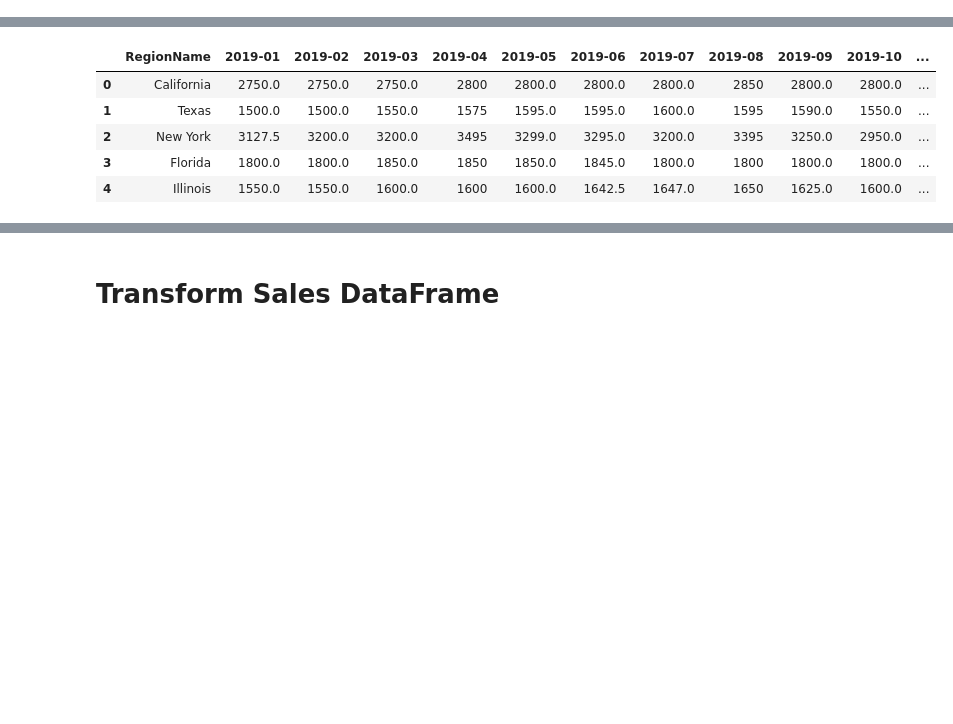
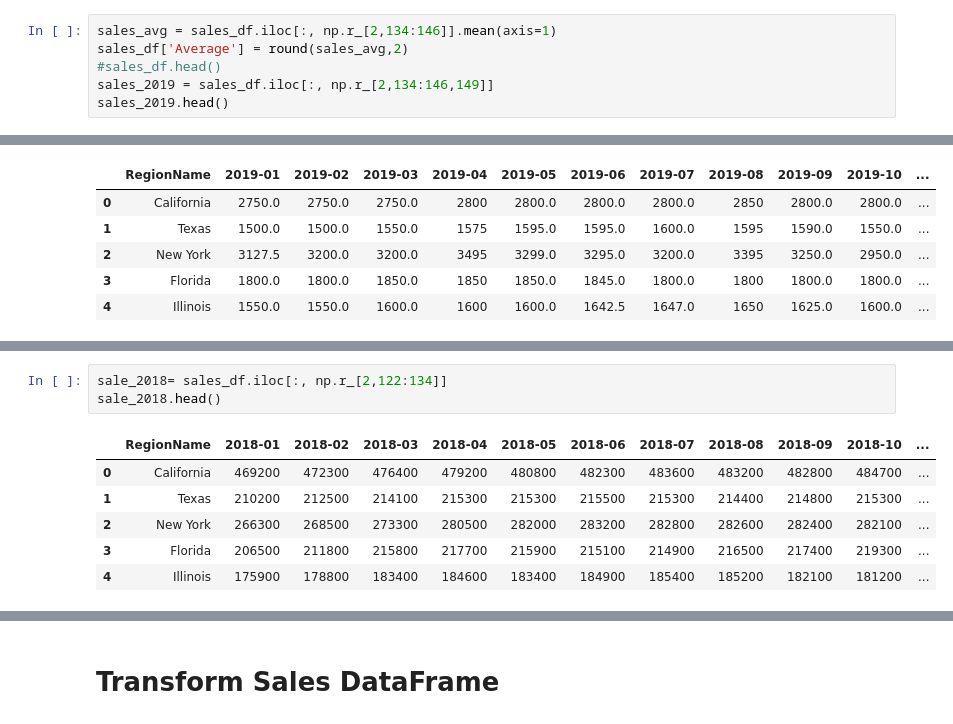
Before and after one commit to bobbyhu90/ETL_Project, a Jupyter notebook: starter_v1.ipynb, the cells around one changed output, grey strips where cells are left out. Cells and saved outputs as stored; diff of their text form; blank space fills up the shorter version.

```diff
--- a/starter_v1.ipynb
+++ b/starter_v1.ipynb
@@ -41,3 +41,9 @@ sale_2019.head()
 | 2 | New York | 290200 | 289700 | 285700 | 287900 | 287500 | 297000 | 298100 | 301700 | 295100 | 296000 | ... |
 | 3 | Florida | 224600 | 225800 | 225300 | 224400 | 223800 | 224600 | 226100 | 227000 | 228900 | 230800 | ... |
 | 4 | Illinois | 184200 | 188500 | 195700 | 199000 | 198700 | 195900 | 192000 | 189500 | 188100 | 190000 | ... |
+# %%
+sales_avg = sales_df.iloc[:, np.r_[2,134:146]].mean(axis=1)
+sales_df['Average'] = round(sales_avg,2)
+#sales_df.head()
+sales_2019 = sales_df.iloc[:, np.r_[2,134:146,149]]
+sales_2019.head()
@@ -70,0 +85,10 @@ combined_df = pd.merge(sale_2019, rental_2019, on= "RegionName")
+# %%
+sale_2018= sales_df.iloc[:, np.r_[2,122:134]]
+sale_2018.head()
+# %% [output]
+|  | RegionName | 2018-01 | 2018-02 | 2018-03 | 2018-04 | 2018-05 | 2018-06 | 2018-07 | 2018-08 | 2018-09 | 2018-10 | ... |
+| 0 | California | 469200 | 472300 | 476400 | 479200 | 480800 | 482300 | 483600 | 483200 | 482800 | 484700 | ... |
+| 1 | Texas | 210200 | 212500 | 214100 | 215300 | 215300 | 215500 | 215300 | 214400 | 214800 | 215300 | ... |
+| 2 | New York | 266300 | 268500 | 273300 | 280500 | 282000 | 283200 | 282800 | 282600 | 282400 | 282100 | ... |
+| 3 | Florida | 206500 | 211800 | 215800 | 217700 | 215900 | 215100 | 214900 | 216500 | 217400 | 219300 | ... |
+| 4 | Illinois | 175900 | 178800 | 183400 | 184600 | 183400 | 184900 | 185400 | 185200 | 182100 | 181200 | ... |
```
Also changed, not shown: parts of 7 cells of this notebook, 1 other file.
